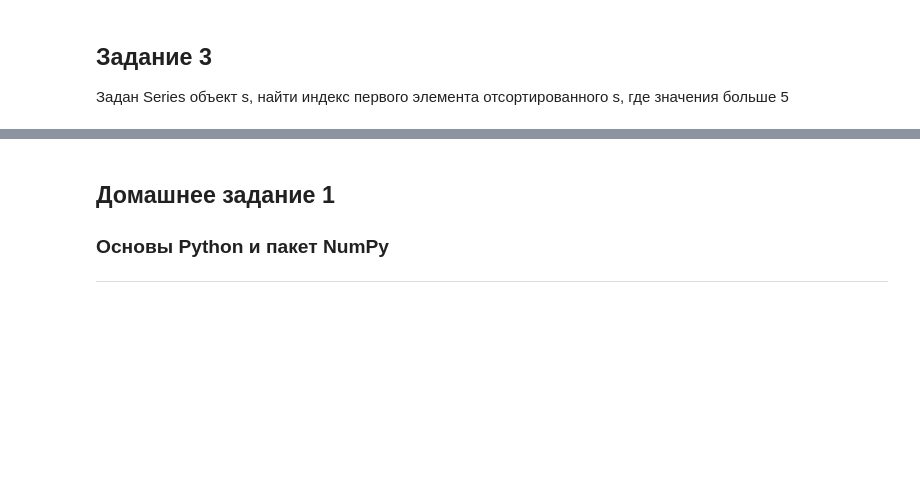
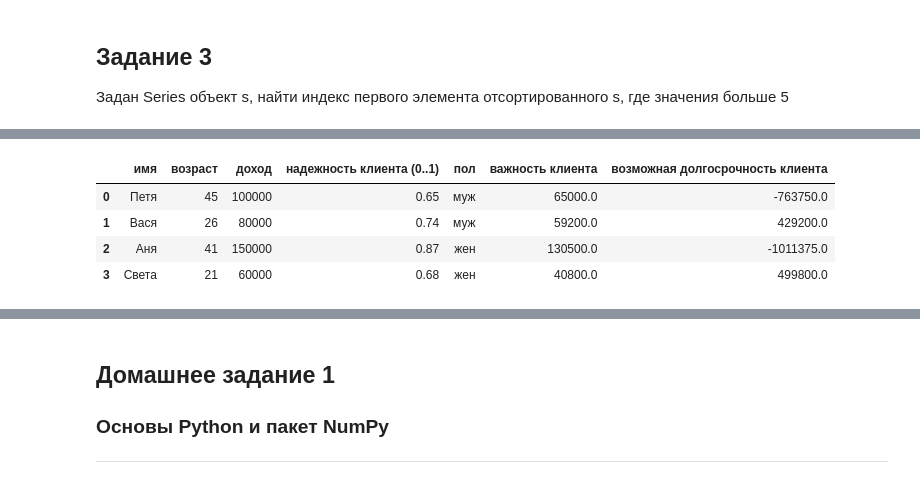
Before and after one commit to nkrupiy/scratches, a Jupyter notebook: homework1_Крупий_Николай.ipynb, the cells around one changed output, grey strips where cells are left out. Saved outputs shown, nothing was run; the diff lists cells and outputs as text; code cells hidden in the pictures; blank space fills up the shorter version.

```diff
--- a/homework1_Крупий_Николай.ipynb
+++ b/homework1_Крупий_Николай.ipynb
@@ -56,0 +131,22 @@ AttributeError: ignored
+# %%
+# создадим тестовый датасет
+df = pd.DataFrame({
+    'имя': ['Петя', 'Вася', 'Аня', 'Света'],
+    'возраст': [45, 26, 41 , 21],
+    'доход': [100000, 80000, 150000, 60000],
+    'надежность клиента (0..1)': [0.65, 0.74, 0.87, 0.68],
+    'пол': ['муж', 'муж', 'жен', 'жен']},
+    index=[0, 1, 2, 3])
+
+# ваш код тут
+from pprint import pprint
+pprint(
+    list(enumerate((
+      df,
+      df[df['возраст']>40],
+      df[df['доход']>df['доход'].mean()],
+      df[(df['доход']>df['доход'].mean()) &
+        (df['надежность клиента (0..1)']>df['надежность клиента (0..1)'].mean())
+      ],
+    ), 1)),
+)
@@ -56,0 +171,12 @@ AttributeError: ignored
+# %%
+df['важность клиента'] = df['доход'] * df['надежность клиента (0..1)']
+df['возможная долгосрочность клиента'] = df['важность клиента'] * (
+    df['возраст'].mean() - df['возраст']
+) # *  = важность клиента * (средний возраст по датасету - возраст клиента
+df
+# %% [output]
+|  | имя | возраст | доход | надежность клиента (0..1) | пол | важность клиента | возможная долгосрочность клиента |
+| 0 | Петя | 45 | 100000 | 0.65 | муж | 65000.0 | -763750.0 |
+| 1 | Вася | 26 | 80000 | 0.74 | муж | 59200.0 | 429200.0 |
+| 2 | Аня | 41 | 150000 | 0.87 | жен | 130500.0 | -1011375.0 |
+| 3 | Света | 21 | 60000 | 0.68 | жен | 40800.0 | 499800.0 |
```
Also changed, not shown: parts of 17 cells of this notebook.
